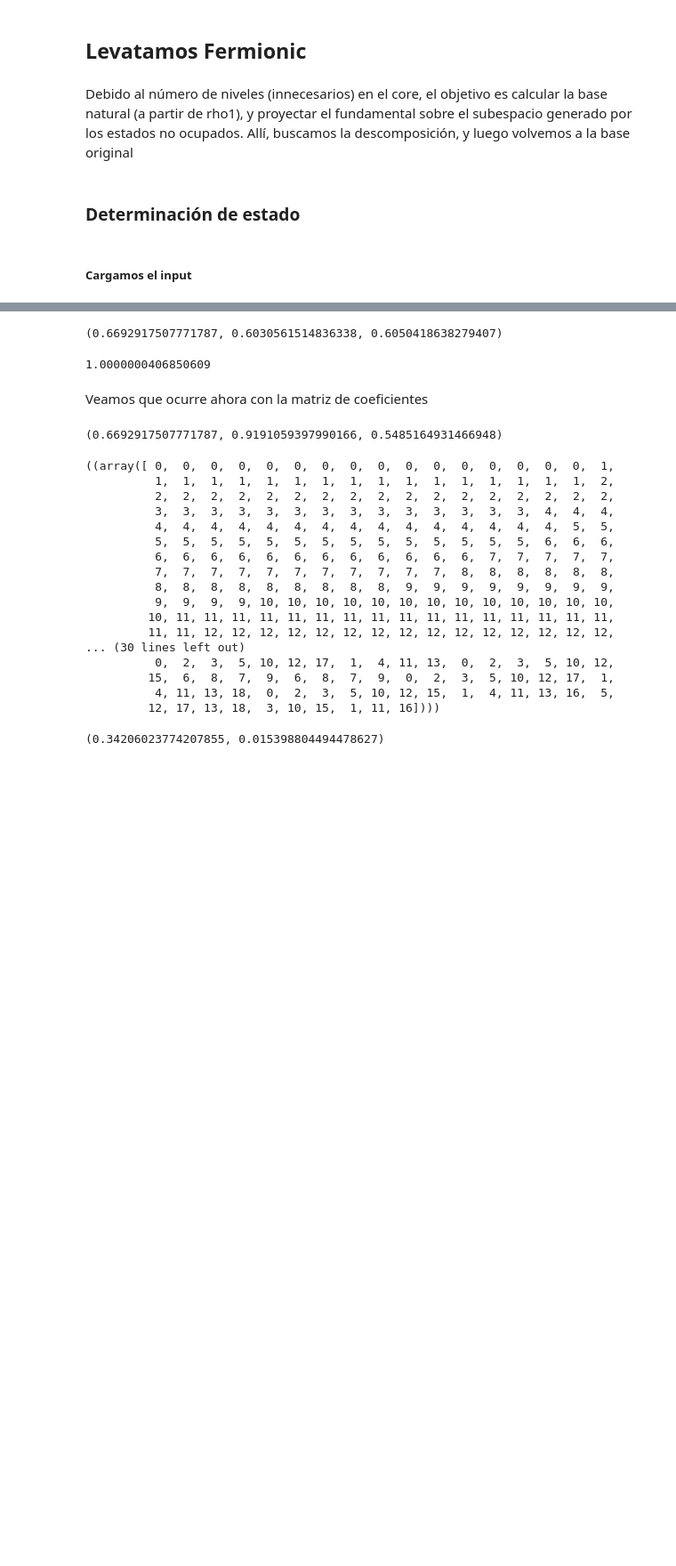
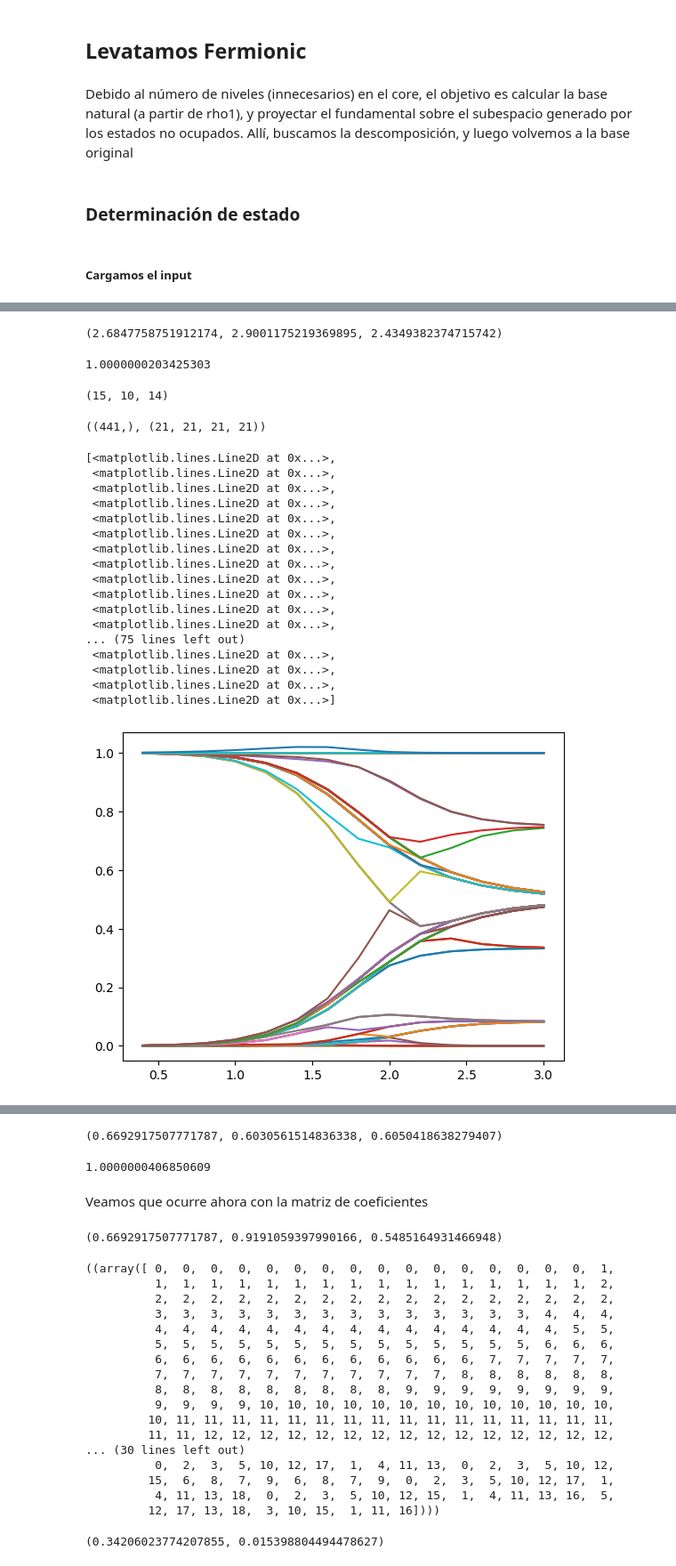
Before and after one commit to aguschanchu/q-chemistry, a Jupyter notebook: main.ipynb, the cells around one changed output, grey strips where cells are left out. Shown at 89% size. Cells and saved outputs as stored; diff of their text form; code cells hidden in the pictures; blank space fills up the shorter version.

```diff
--- a/main.ipynb
+++ b/main.ipynb
@@ -383,12 +383,21 @@ def natural_basis_rotation(basis, rho_1 = None, U = None):
 ### Determinación de estado
 # %% [markdown]
 ##### Cargamos el input
+# %%
+# Almacenamos la base completa en vects
+with open('h2o_results', 'r') as fvects:
+    vects = {}
+    for line in fvects.read().splitlines():
+        l = line.split('   ')
+        vects[float(l[1])] = np.array(l[3:], dtype=np.float32).T
 # %%
 from concurrent.futures import ProcessPoolExecutor, as_completed, ThreadPoolExecutor
 
 # Levantamos la base
 basis = build_csv_basis('h2o_basis', 14, 10)
+basis_total = build_csv_basis('h2o_basis', 14, 10, split=False)
 
 # Input
 rho_1_obj  = np.sort(np.concatenate([np.repeat(1/2, 2*4), np.repeat(1, 2*3), np.repeat(0, 2)]))
 rho_2_obj = np.sort(np.concatenate([np.repeat(1/12, 2*4+4), np.repeat(1/3, 2*2+2), np.repeat(1/2, 2*12+24), np.repeat(1, 2*3+9), np.repeat(3/4, 4), np.repeat(0,35)]))
+# d = 3
@@ -400,6 +409,7 @@ C = vect_to_tensor_array(basis, vect)
 
 # Arrays
 rho_1_arrays = rho_m_gen(basis, 1)
+rho_2_total_arrays = rho_m_gen(basis_total, 2)
 
 # Arrancamos rotando a la base natural
 rho_up = C @ np.transpose(C)
@@ -520,0 +489,46 @@ Cop = Vop_up @ C @ Vop_down.T
+# %%
+#loss = lambda Ce: np.linalg.norm(Ce,1)
+loss(C), loss(Cn), loss(Cop)
+#loss(np.array([1,0,0,0])), loss(np.array([1/np.sqrt(2),1/np.sqrt(2),0,0])), loss(np.array([1/np.sqrt(3),1/np.sqrt(3),1/np.sqrt(3),0]))
+# %% [output]
+(2.6847758751912174, 2.9001175219369895, 2.4349382374715742)
+# %%
+np.linalg.norm(Cop)
+# %% [output]
+1.0000000203425303
+# %%
+len(np.round(C,2).nonzero()[0]), len(np.round(Cn,2).nonzero()[0]), len(np.round(Cop,2).nonzero()[0])
+# %% [output]
+(15, 10, 14)
+# %%
+vect.shape, rho_2_total_arrays.shape
+# %% [output]
+((441,), (21, 21, 21, 21))
+# %%
+ds = list(vects.keys())[::10]
+res = np.zeros(shape=(len(ds),rho_2_total_arrays.shape[0]))
+for idx, d in tqdm(enumerate(ds), total=len(ds)):
+    vect = vects[d]
+    rho_2 = rho_m(vect, rho_2_total_arrays)
+    res[idx] = np.sort(np.linalg.eigvals(rho_2.todense()))
+# %%
+plt.plot(ds,res)
+# %% [output]
+[<matplotlib.lines.Line2D at 0x...>,
+ <matplotlib.lines.Line2D at 0x...>,
+ <matplotlib.lines.Line2D at 0x...>,
+ <matplotlib.lines.Line2D at 0x...>,
+ <matplotlib.lines.Line2D at 0x...>,
+ <matplotlib.lines.Line2D at 0x...>,
+ <matplotlib.lines.Line2D at 0x...>,
+ <matplotlib.lines.Line2D at 0x...>,
+ <matplotlib.lines.Line2D at 0x...>,
+ <matplotlib.lines.Line2D at 0x...>,
+ <matplotlib.lines.Line2D at 0x...>,
+ <matplotlib.lines.Line2D at 0x...>,
+... (75 lines left out)
+ <matplotlib.lines.Line2D at 0x...>,
+ <matplotlib.lines.Line2D at 0x...>,
+ <matplotlib.lines.Line2D at 0x...>,
+ <matplotlib.lines.Line2D at 0x...>]
+[figure, added]
```
Also changed, not shown: parts of 10 cells of this notebook.
